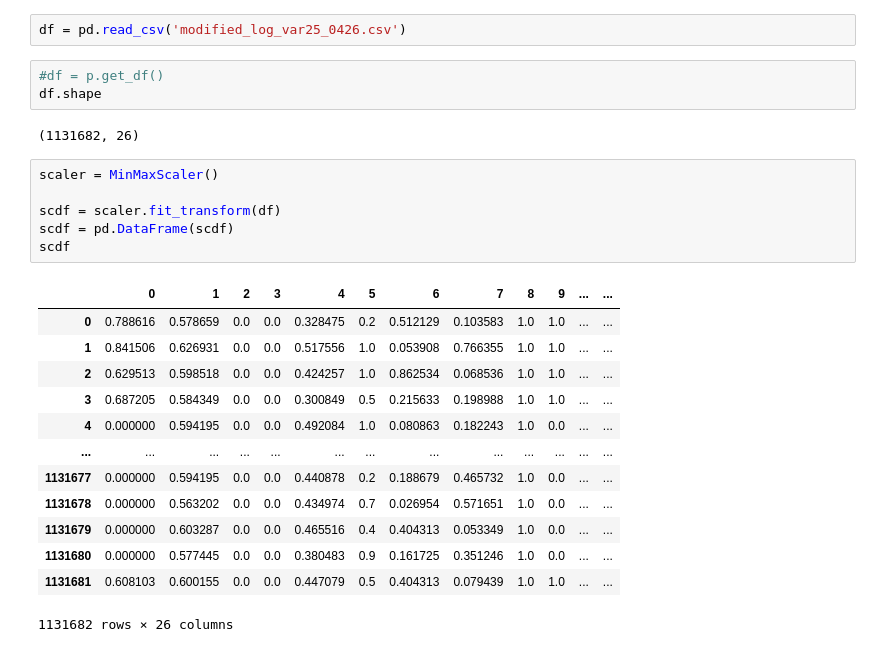
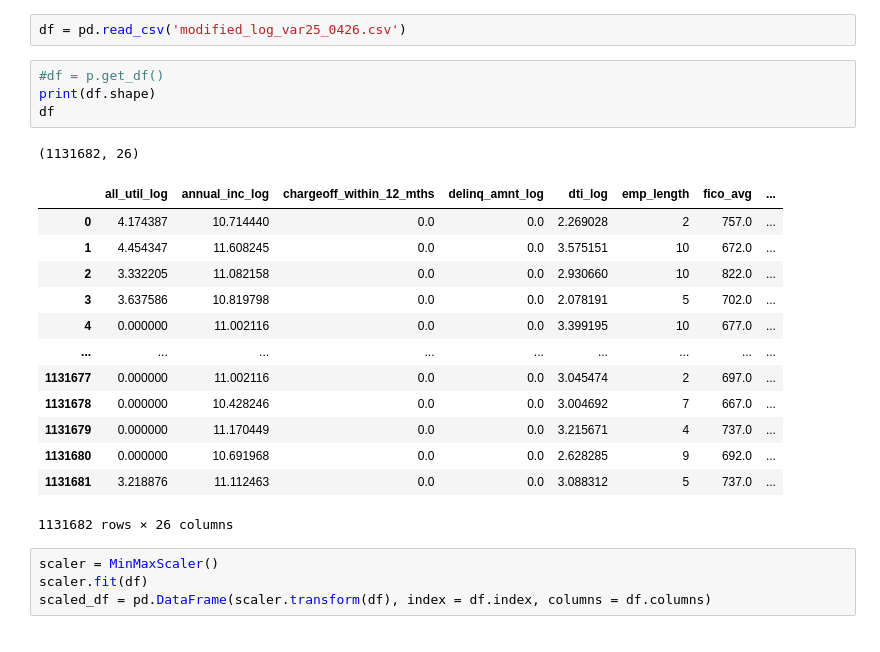
Before and after one commit to primula1323/Bigdata_Fintech, a Jupyter notebook: Lending_Club_Project/final_code/experiment3.ipynb, the cells around one changed output. Cells and saved outputs as stored; diff of their text form.

```diff
--- a/Lending_Club_Project/final_code/experiment3.ipynb
+++ b/Lending_Club_Project/final_code/experiment3.ipynb
@@ -22,26 +24,24 @@ from imblearn.over_sampling import SMOTE
 df = pd.read_csv('modified_log_var25_0426.csv')
 # %%
 #df = p.get_df()
-df.shape
+print(df.shape)
+df
 # %% [output]
 (1131682, 26)
+|  | all_util_log | annual_inc_log | chargeoff_within_12_mths | delinq_amnt_log | dti_log | emp_length | fico_avg | ... |
+| 0 | 4.174387 | 10.714440 | 0.0 | 0.0 | 2.269028 | 2 | 757.0 | ... |
+| 1 | 4.454347 | 11.608245 | 0.0 | 0.0 | 3.575151 | 10 | 672.0 | ... |
+| 2 | 3.332205 | 11.082158 | 0.0 | 0.0 | 2.930660 | 10 | 822.0 | ... |
+| 3 | 3.637586 | 10.819798 | 0.0 | 0.0 | 2.078191 | 5 | 702.0 | ... |
+| 4 | 0.000000 | 11.002116 | 0.0 | 0.0 | 3.399195 | 10 | 677.0 | ... |
+| ... | ... | ... | ... | ... | ... | ... | ... | ... |
+| 1131677 | 0.000000 | 11.002116 | 0.0 | 0.0 | 3.045474 | 2 | 697.0 | ... |
+| 1131678 | 0.000000 | 10.428246 | 0.0 | 0.0 | 3.004692 | 7 | 667.0 | ... |
+| 1131679 | 0.000000 | 11.170449 | 0.0 | 0.0 | 3.215671 | 4 | 737.0 | ... |
+| 1131680 | 0.000000 | 10.691968 | 0.0 | 0.0 | 2.628285 | 9 | 692.0 | ... |
+| 1131681 | 3.218876 | 11.112463 | 0.0 | 0.0 | 3.088312 | 5 | 737.0 | ... |
+1131682 rows × 26 columns
-# %%
-scaler = MinMaxScaler()
-
-scdf = scaler.fit_transform(df)
-scdf = pd.DataFrame(scdf)
-scdf
-# %% [output]
-|  | 0 | 1 | 2 | 3 | 4 | 5 | 6 | 7 | 8 | 9 | ... | ... |
-| 0 | 0.788616 | 0.578659 | 0.0 | 0.0 | 0.328475 | 0.2 | 0.512129 | 0.103583 | 1.0 | 1.0 | ... | ... |
-| 1 | 0.841506 | 0.626931 | 0.0 | 0.0 | 0.517556 | 1.0 | 0.053908 | 0.766355 | 1.0 | 1.0 | ... | ... |
-| 2 | 0.629513 | 0.598518 | 0.0 | 0.0 | 0.424257 | 1.0 | 0.862534 | 0.068536 | 1.0 | 1.0 | ... | ... |
-| 3 | 0.687205 | 0.584349 | 0.0 | 0.0 | 0.300849 | 0.5 | 0.215633 | 0.198988 | 1.0 | 1.0 | ... | ... |
-| 4 | 0.000000 | 0.594195 | 0.0 | 0.0 | 0.492084 | 1.0 | 0.080863 | 0.182243 | 1.0 | 0.0 | ... | ... |
-| ... | ... | ... | ... | ... | ... | ... | ... | ... | ... | ... | ... | ... |
-| 1131677 | 0.000000 | 0.594195 | 0.0 | 0.0 | 0.440878 | 0.2 | 0.188679 | 0.465732 | 1.0 | 0.0 | ... | ... |
-| 1131678 | 0.000000 | 0.563202 | 0.0 | 0.0 | 0.434974 | 0.7 | 0.026954 | 0.571651 | 1.0 | 0.0 | ... | ... |
-| 1131679 | 0.000000 | 0.603287 | 0.0 | 0.0 | 0.465516 | 0.4 | 0.404313 | 0.053349 | 1.0 | 0.0 | ... | ... |
-| 1131680 | 0.000000 | 0.577445 | 0.0 | 0.0 | 0.380483 | 0.9 | 0.161725 | 0.351246 | 1.0 | 0.0 | ... | ... |
-| 1131681 | 0.608103 | 0.600155 | 0.0 | 0.0 | 0.447079 | 0.5 | 0.404313 | 0.079439 | 1.0 | 1.0 | ... | ... |
-1131682 rows × 26 columns
+# %%
+scaler = MinMaxScaler()
+scaler.fit(df)
+scaled_df = pd.DataFrame(scaler.transform(df), index = df.index, columns = df.columns)
```
Also changed, not shown: parts of 23 cells of this notebook.
